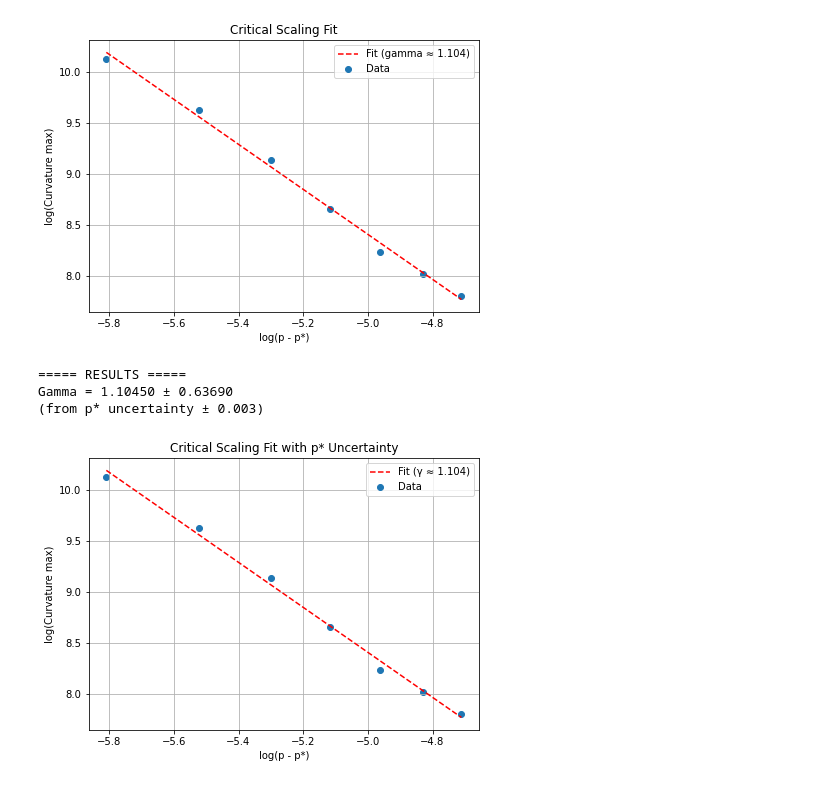
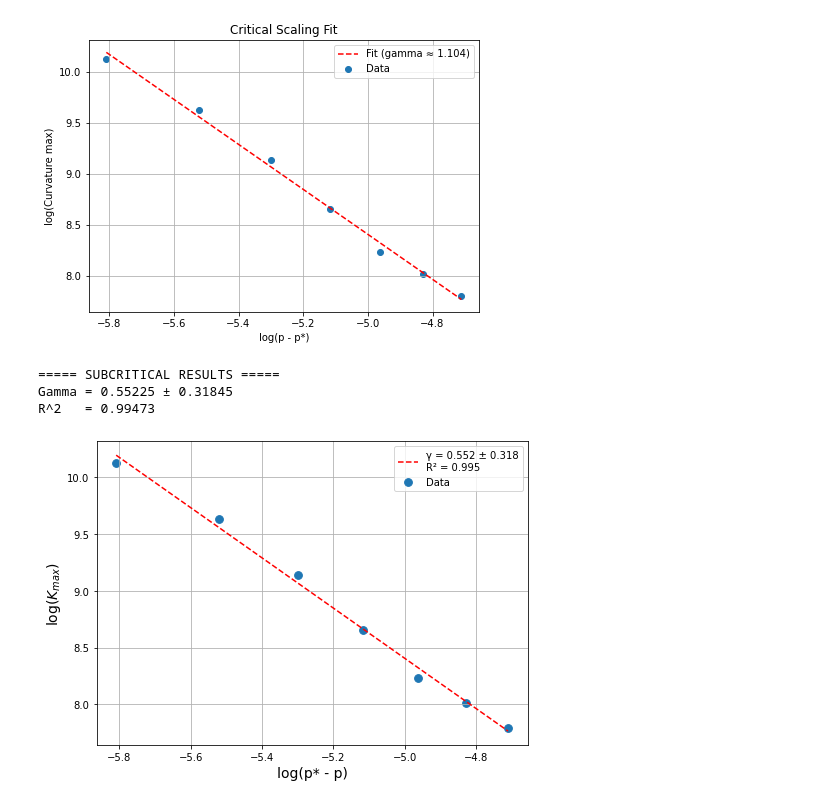
Before and after one commit to Ashix122/BSMS_thesis, a Jupyter notebook: notebooks/scaling.ipynb, the cells around one changed output. Cells and saved outputs as stored; diff of their text form; code cells hidden in the pictures.

```diff
--- a/notebooks/scaling.ipynb
+++ b/notebooks/scaling.ipynb
@@ -101,73 +101,85 @@ p_minus_pstar = np.array([
 pstar = 4.110
 dpstar = 0.003
 
-# reconstruct p
-p = pstar + p_minus_pstar
+# reconstruct actual p (subcritical → p < p*)
+p = pstar - p_minus_pstar
 
 # ---------------------------
-# FUNCTION TO COMPUTE GAMMA
+# FUNCTION: gamma + R²
 # ---------------------------
 def compute_gamma(pstar_val):
-    delta = p - pstar_val
+    delta = pstar_val - p   # (p* - p)
 
-    # 👇 keep only valid points
     mask = delta > 0
 
     x = np.log(delta[mask])
     y = np.log(curvature[mask])
 
-    # safety check
     if len(x) < 2:
-        return np.nan, None, None, None, None
+        return np.nan, None, None
 
     slope, intercept = np.polyfit(x, y, 1)
-    gamma = -slope / 2
+    gamma = -slope / 4
 
-    return gamma, slope, intercept, x, y
+    # R²
+    y_fit = slope * x + intercept
+    ss_res = np.sum((y - y_fit)**2)
+    ss_tot = np.sum((y - np.mean(y))**2)
+    r2 = 1 - ss_res / ss_tot
+
+    return gamma, slope, r2
 
 # ---------------------------
 # CENTRAL VALUE
 # ---------------------------
-gamma_c, slope_c, intercept_c, log_x, log_y = compute_gamma(pstar)
+gamma_c, slope_c, r2_c = compute_gamma(pstar)
 
 # ---------------------------
 # ERROR FROM p*
 # ---------------------------
-gamma_plus, _, _, _, _ = compute_gamma(pstar + dpstar)
-gamma_minus, _, _, _, _ = compute_gamma(pstar - dpstar)
+gamma_plus, _, _ = compute_gamma(pstar + dpstar)
+gamma_minus, _, _ = compute_gamma(pstar - dpstar)
 
-# remove nan cases safely
-valid_gammas = [g for g in [gamma_plus, gamma_minus] if not np.isnan(g)]
-
-gamma_err = max([abs(g - gamma_c) for g in valid_gammas])
-
-print("===== RESULTS =====")
-print(f"Gamma = {gamma_c:.5f} ± {gamma_err:.5f}")
-print(f"(from p* uncertainty ± {dpstar})")
+valid = [g for g in [gamma_plus, gamma_minus] if not np.isnan(g)]
+gamma_err = max(abs(g - gamma_c) for g in valid)
 
 # ---------------------------
-# FIT LINE (central)
+# FINAL FIT (central)
 # ---------------------------
+log_x = np.log(p_minus_pstar)
+log_y = np.log(curvature)
+
+slope, intercept = np.polyfit(log_x, log_y, 1)
+
 x_fit = np.linspace(min(log_x), max(log_x), 100)
-y_fit = slope_c * x_fit + intercept_c
+y_fit = slope * x_fit + intercept
+
+# ---------------------------
+# PRINT RESULTS
+# ---------------------------
+print("===== SUBCRITICAL RESULTS =====")
+print(f"Gamma = {gamma_c:.5f} ± {gamma_err:.5f}")
+print(f"R^2   = {r2_c:.5f}")
 
 # ---------------------------
 # PLOT
 # ---------------------------
 plt.figure(figsize=(7,5))
 
-plt.scatter(log_x, log_y, label="Data")
-plt.plot(x_fit, y_fit, 'r--', label=f"Fit (γ ≈ {gamma_c:.3f})")
+plt.scatter(log_x, log_y, s=60, label="Data")
+plt.plot(x_fit, y_fit, 'r--',
+         label=f"γ = {gamma_c:.3f} ± {gamma_err:.3f}\nR² = {r2_c:.3f}")
 
-plt.xlabel("log(p - p*)")
-plt.ylabel("log(Curvature max)")
-plt.title("Critical Scaling Fit with p* Uncertainty")
+plt.xlabel("log(p* - p)",fontsize=14)
+plt.ylabel("$\log(K_{max})$",fontsize=14)
 plt.legend()
-plt.grid()
+plt.grid(True)
 
+plt.tight_layout()
+plt.savefig("plusfamily.pdf")
 plt.show()
 # %% [output]
-===== RESULTS =====
-Gamma = 1.10450 ± 0.63690
-(from p* uncertainty ± 0.003)
+===== SUBCRITICAL RESULTS =====
+Gamma = 0.55225 ± 0.31845
+R^2   = 0.99473
-[figure, old version]
+[figure, new version]
```
Also changed, not shown: parts of 3 cells of this notebook, 6 other files.
